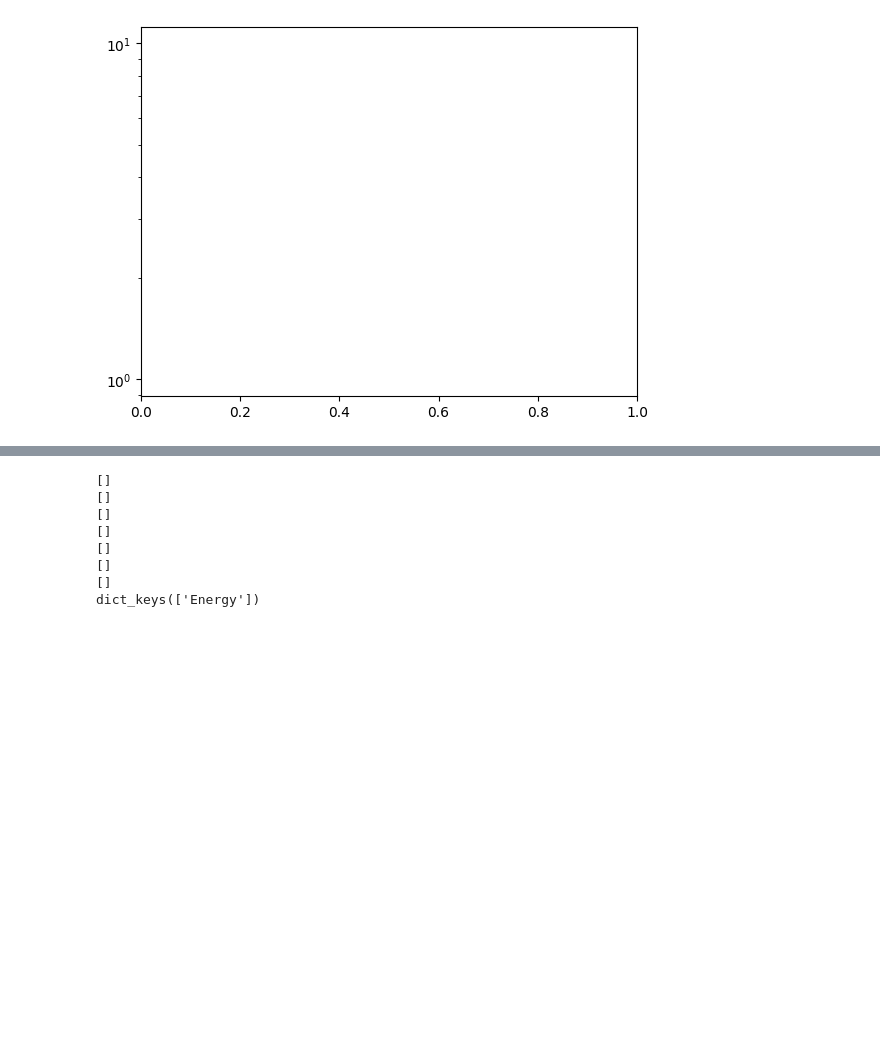
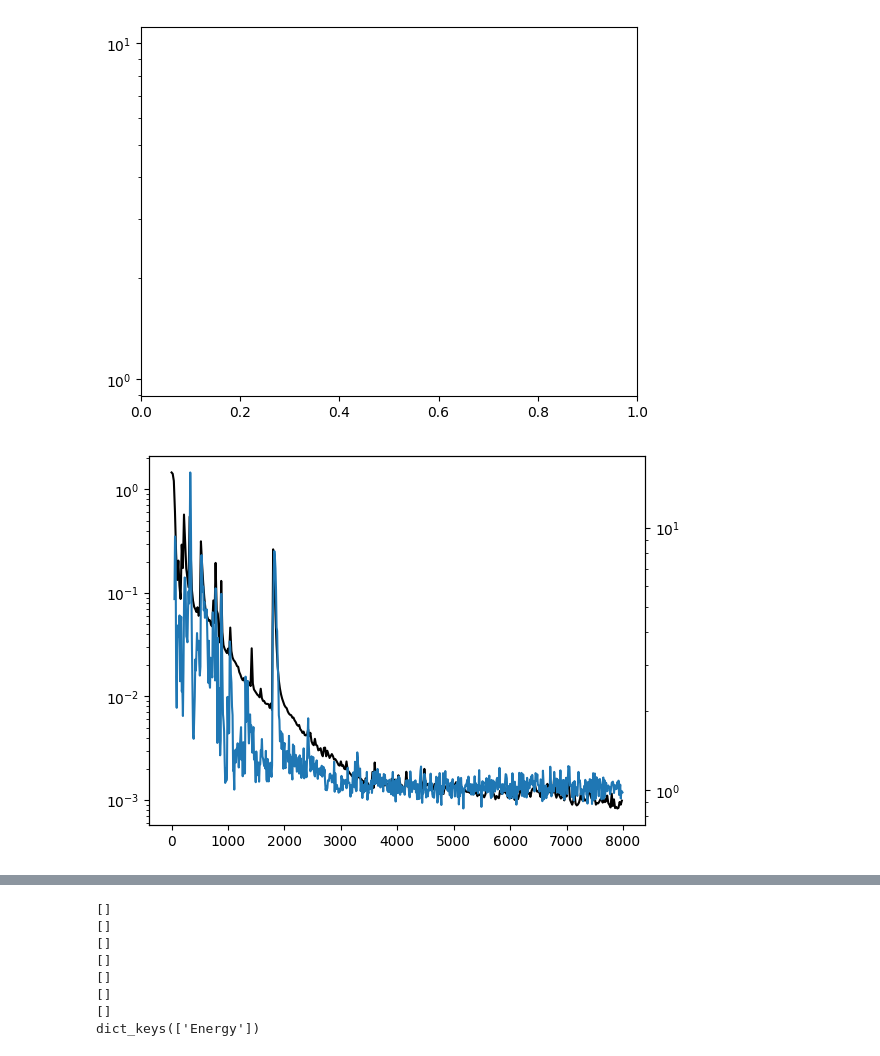
Before and after one commit to AntoineMsy/grad_sample, a Jupyter notebook: notebooks/is_analysis.ipynb, the cells around one changed output, grey strips where cells are left out. Saved outputs shown, nothing was run; the diff lists cells and outputs as text; code cells hidden in the pictures; blank space fills up the shorter version.

```diff
--- a/notebooks/is_analysis.ipynb
+++ b/notebooks/is_analysis.ipynb
@@ -69,3 +71,22 @@ for key in is_keys:
 # %% [output]
 FileNotFoundError: [Errno 2] No such file or directory: '/scratch/.amisery/grad_sample_mc_hparams/xxz_1.5/L16/RBM/alpha3/MC_10_0.0'
 [figure]
+# %%
+num_conv_run = 0
+num_runs = 10
+
+dict_out = np.load(f'run_1.npz', allow_pickle=True)['arr_0'].item()
+rel_err = dict_out['rel_errl']
+rel_err_it = dict_out['itrel']
+
+if min(rel_err) < 1e-4:
+    num_conv_run +=1
+    rel_err_l.append(rel_err)
+fig, ax = plt.subplots()
+ax.plot(rel_err_it, rel_err, color='black', label=r'auto $\alpha$' + ', convergence rate %.2f'%(num_conv_run/num_runs))
+ax1 = ax.twinx()
+ax1.plot(dict_out['itvar'], dict_out['snrl'])
+ax.set_yscale('log')
+ax1.set_yscale('log')
+# %% [output]
+[figure, added]
```
Also changed, not shown: parts of 5 cells of this notebook, 14 other files.
